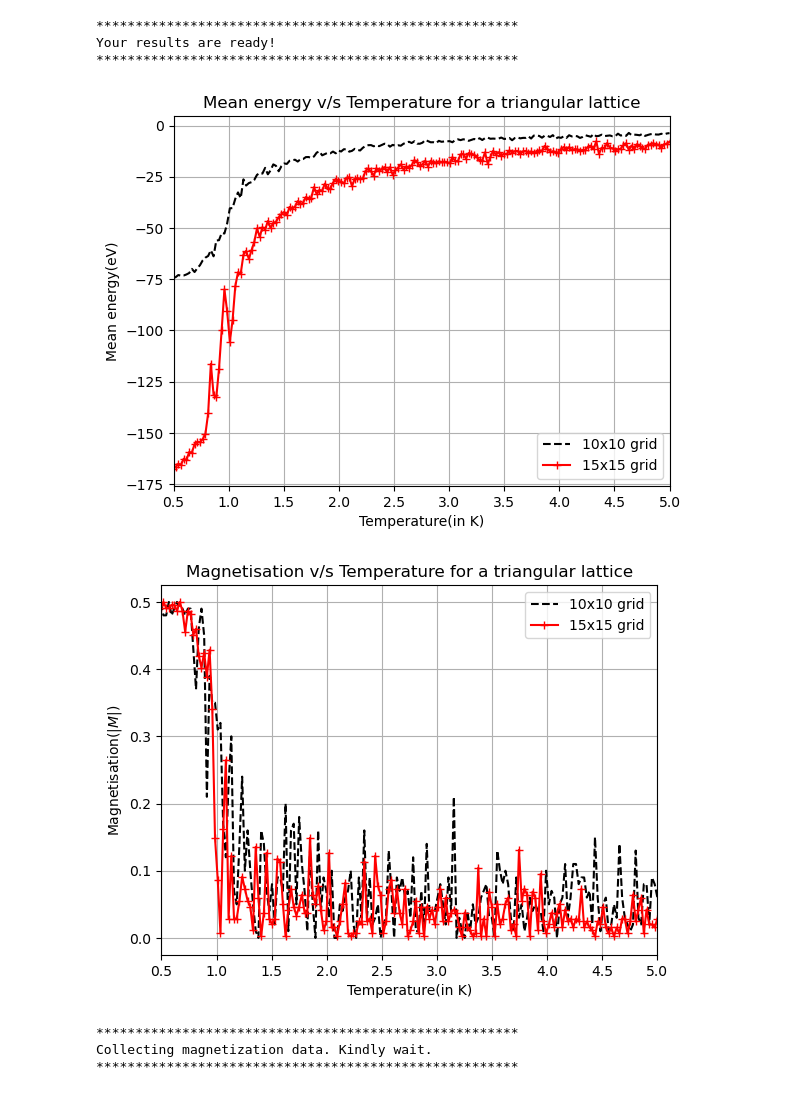
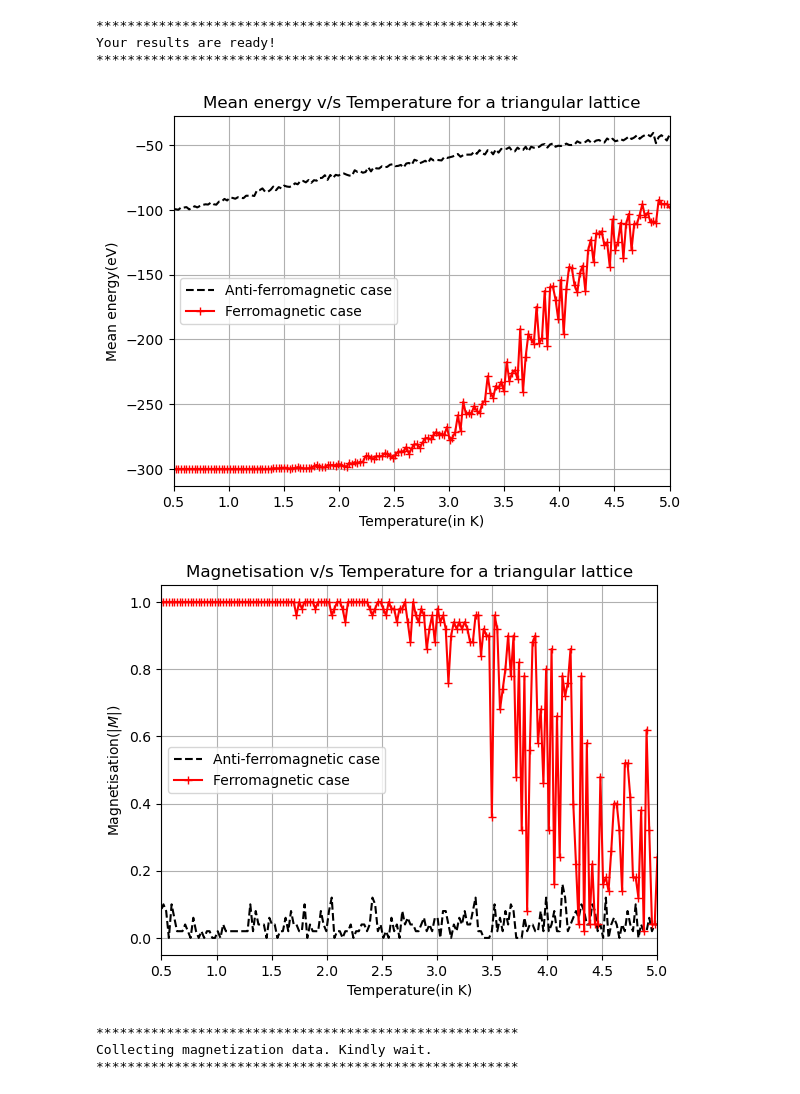
Before and after one commit to SuvamT0071/ising2D, a Jupyter notebook: Metropolis_Hasting_and_Frustrated_Magnetism.ipynb, the cells around one changed output. Cells and saved outputs as stored; diff of their text form; code cells hidden in the pictures.

```diff
--- a/Metropolis_Hasting_and_Frustrated_Magnetism.ipynb
+++ b/Metropolis_Hasting_and_Frustrated_Magnetism.ipynb
@@ -1036,7 +1036,7 @@ def grid_maker_tri(nrows,ncols):
 
   for i in range(nrows):
     for j in range(ncols):
-      grid_points[i,j] = rn.choice([-1/2,1/2])
+      grid_points[i,j] = rn.choice([-1,1])
 
   return grid_points
 # %%
@@ -1062,7 +1073,7 @@ def compute_energy_triangular(grid):
 
     return energy / 2
 # %%
-def ising_model_triangular(nsamples, temperature, grid_points):
+def ising_model_triangular(nsamples, temperature, grid_points, mag = 'f'):
     """
     This function runs the Ising model simulation using Metropolis-Hastings for a 2D triangular lattice.
     (Implements periodic boundary condition)
@@ -1071,6 +1082,8 @@ def ising_model_triangular(nsamples, temperature, grid_points):
     - nsamples: Number of samples to be taken.
     - temperature: Temperature at which the system is simulated.
     - grid_points: Takes a grid of any size.
+    - mag: 'f' or 'af' to select between ferromagnetic calculation or anti-ferromagnetic calculations respectively
+           (By default it is set in ferromagnetic('f') state)
 
     Returns:
     - saved_energies: List of sampled energies by burning the first 20% of the sampled energies.
@@ -1088,8 +1101,8 @@ def ising_model_triangular(nsamples, temperature, grid_points):
         temp_grid = np.copy(grid_points)
         temp_grid[i, j] = -temp_grid[i, j]
 
-        energy = compute_energy_triangular(grid_points)
-        temp_energy = compute_energy_triangular(temp_grid)
+        energy = compute_energy_triangular(grid_points, mag)
+        temp_energy = compute_energy_triangular(temp_grid, mag)
         energy_diff = temp_energy - energy
 
         p_acceptance = np.exp(-energy_diff / temperature) if temperature > 0 else 0
@@ -1148,7 +1163,7 @@ def specific_heat_triangular(grid, temp_range, nsamples=10000):
 
     return Cv, updated_Cv
 # %%
-def magnetize_triangular(grid, temp_range, nsamples=10000):
+def magnetize_triangular(grid, temp_range, nsamples=10000, mag = 'f'):
     '''
     This function calculates and gives a list of magnetization for a triangular lattice across a given temperature range
     (Implements periodic boundary condition)
@@ -1159,6 +1174,8 @@ def magnetize_triangular(grid, temp_range, nsamples=10000):
     - temp_range: Takes a list of temperature for which magnetic susceptibility is to be calculated
     - nsamples: How many times would you like to sample the configuration at a given temperature
                 (default is 10000).
+    - mag: 'f' or 'af' to select between ferromagnetic calculation or anti-ferromagnetic calculations respectively
+           (By default it is set in ferromagnetic('f') state)
     Returns:
 
     - magnetization: A list of magnetization values across all temperatures.
@@ -1168,7 +1185,7 @@ def magnetize_triangular(grid, temp_range, nsamples=10000):
     N = nrows * ncols
 
     for t in tqdm(temp_range, desc='collecting magnetization', unit='temperature'):
-        energy, grid = ising_model_triangular(nsamples=10000, temperature=t, grid_points=grid)
+        energy, grid = ising_model_triangular(nsamples=10000, temperature=t, grid_points=grid, mag=mag)
         magnetization.append(np.abs(np.sum(grid)) / N)
 
     return magnetization
@@ -1323,8 +1342,8 @@ Energy collection completed! Calculating mean energy now.
 Your results are ready!
 ******************************************************
 # %%
-plt.plot(temp_range, mean_en_tri, 'k--', label='10x10 grid')
-plt.plot(temp_range, mean_en1_tri, 'r-+', label='15x15 grid')
+plt.plot(temp_range, mean_en_tri, 'k--', label='Anti-ferromagnetic case')
+plt.plot(temp_range, mean_en1_tri, 'r+-', label='Ferromagnetic case')
 plt.xlabel('Temperature(in K)')
 plt.ylabel(r'Mean energy(eV)')
 plt.title("Mean energy v/s Temperature for a triangular lattice")
@@ -1332,19 +1351,19 @@ plt.xlim(0.5,5)
 plt.legend()
 plt.grid()
 # %% [output]
-[figure, old version]
+[figure, new version]
 # %%
-magnetize_tri = magnetize_triangular(grid, temp_range)
-magnetize1_tri = magnetize_triangular(grid1, temp_range)
+magnetize_tri = magnetize_triangular(grid, temp_range, mag='af')
+magnetize1_tri = magnetize_triangular(grid, temp_range, mag='f')
 # %%
-plt.plot(temp_range, magnetize_tri, 'k--', label='10x10 grid')
-plt.plot(temp_range, magnetize1_tri, 'r-+', label='15x15 grid')
+plt.plot(temp_range, magnetize_tri, 'k--', label='Anti-ferromagnetic case')
+plt.plot(temp_range, magnetize1_tri, 'r+-', label='Ferromagnetic case')
 plt.xlabel('Temperature(in K)')
 plt.ylabel(r'Magnetisation($|M|$)')
 plt.title("Magnetisation v/s Temperature for a triangular lattice")
 plt.xlim(0.5,5)
 plt.legend()
 plt.grid()
 # %% [output]
-[figure, old version]
+[figure, new version]
 # %%
```
Also changed, not shown: parts of 15 cells of this notebook.
